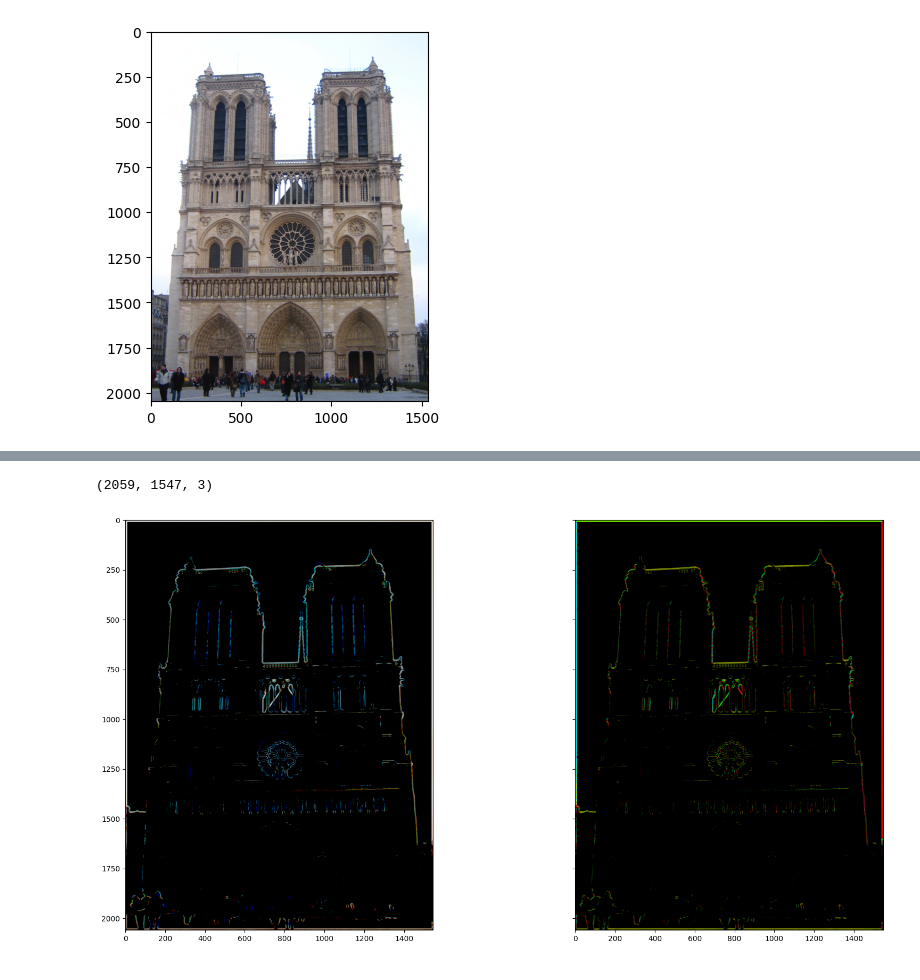
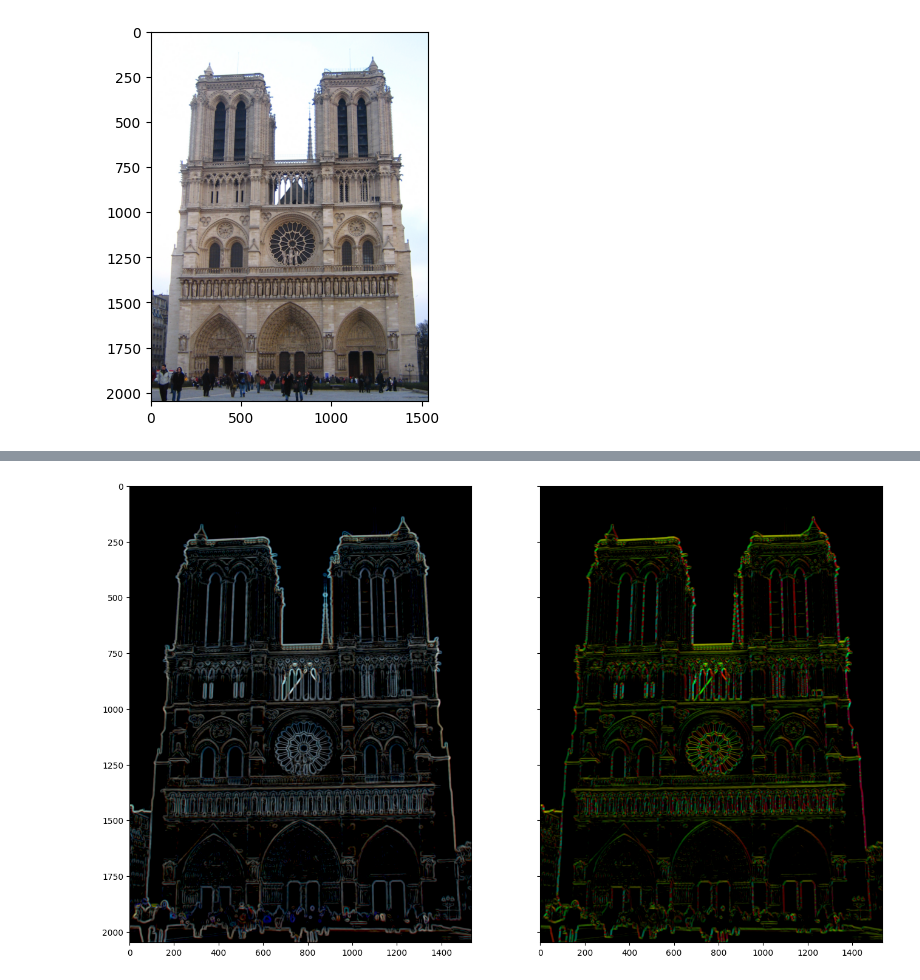
Before and after one commit to 25349023/harris-corner-sift-matching, a Jupyter notebook: 1/HW1-1.ipynb, the cells around one changed output, grey strips where cells are left out. Saved outputs shown, nothing was run; the diff lists cells and outputs as text; code cells hidden in the pictures.

```diff
--- a/1/HW1-1.ipynb
+++ b/1/HW1-1.ipynb
@@ -14,8 +16,9 @@ def gaussian_kernel(k, std):
     return normalized
 # %%
 def apply_kernel(kernel, image):
-    convolved = [sp.signal.convolve2d(image[..., ch], kernel) for ch in range(image.shape[-1])]
-    stacked = np.stack(convolved, -1).astype(np.uint8)
+    convolved = [sp.signal.convolve2d(image[..., ch], kernel, mode='same', boundary='symm')
+                 for ch in range(image.shape[-1])]
+    stacked = np.stack(convolved, -1)
     return stacked
 # %%
 def gaussian_blurrer(k_size, sigma):
@@ -90,12 +75,13 @@ def sobel_filter():
 # %%
-def gradient_field(image, threshold=0):
+def gradient_field(image, threshold_ratio=0):
     sobel = sobel_filter()
-    gradient = [np.stack([sp.signal.convolve2d(image[..., ch], s)
-                          for ch in range(image.shape[-1])], axis=-1)
-                for s in sobel]
+    image = normalize(image, 0, 1)
+
+    gradient = [apply_kernel(s, image) for s in sobel]
     magnitude = np.hypot(*gradient)
     direction = np.arctan2(*gradient)
 
+    threshold = magnitude.max() * threshold_ratio
     gradient[0][magnitude <= threshold] = 0.0
     gradient[1][magnitude <= threshold] = 0.0
     direction[magnitude <= threshold] = 0.0
@@ -107,21 +93,20 @@ def direction_in_hue(magnitude, direction):
 
     hsv[..., 0] = direction.mean(axis=-1) * 180 / np.pi / 2
     hsv[..., 1] = 255
-    hsv[..., 2] = cv2.normalize(magnitude.mean(axis=-1), None, 0, 255, cv2.NORM_MINMAX)
+    hsv[..., 2] = normalize(magnitude.mean(axis=-1), 0, 255)
     rgb = cv2.cvtColor(hsv, cv2.COLOR_HSV2RGB)
     return rgb
 # %%
 def show_gradient(magnitude, direction):
     rgb = direction_in_hue(magnitude, direction)
-    fig, ax = plt.subplots(1, 2, figsize=(20, 10), sharey='all')
-    ax[0].imshow(magnitude / 32)
+    fig, ax = plt.subplots(1, 2, figsize=(16, 10), sharey='all')
+    ax[0].imshow(normalize(magnitude, 0, 1))
     ax[1].imshow(rgb)
 # %%
-grad, mag, dire = gradient_field(blurred_img210x10, 10)
+grad, mag, dire = gradient_field(blurred_img210x10, 0.1)
 show_gradient(mag, dire)
 # %% [output]
-(2059, 1547, 3)
-[figure, old version]
+[figure, new version]
 # %%
 # 1-3
 # %%
```
Also changed, not shown: parts of 26 cells of this notebook.
